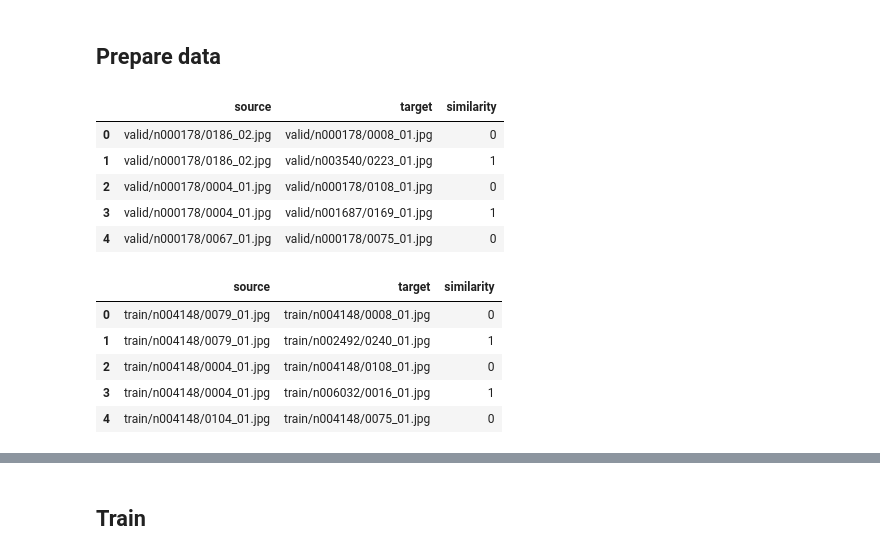
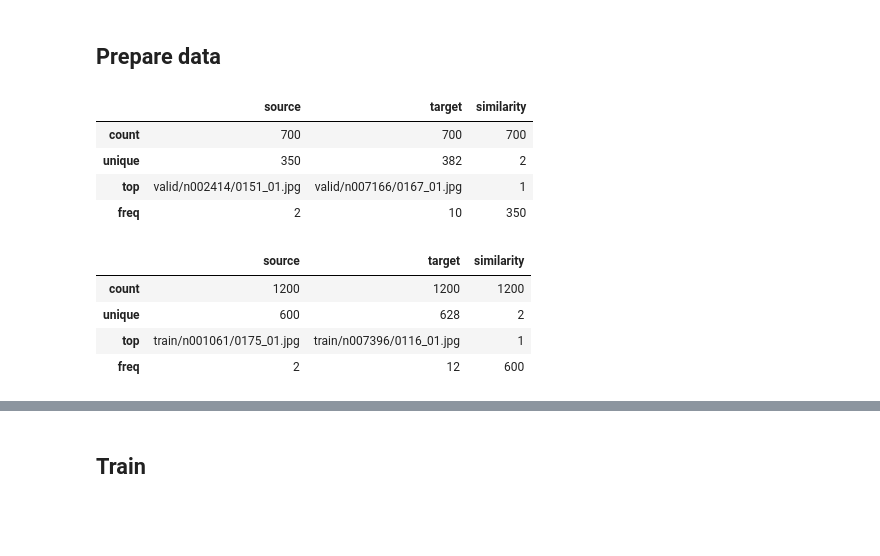
Before and after one commit to webdizz/upass.ai, a Jupyter notebook: twin-databunch.ipynb, the cells around one changed output, grey strips where cells are left out. Drawn from its saved outputs; the diff is of its cells as text; code cells hidden in the pictures; blank space fills up the shorter version.

Commit message:
Add the latest training snapshot

```diff
--- a/twin-databunch.ipynb
+++ b/twin-databunch.ipynb
@@ -15,26 +15,24 @@ fastai.__version__
 # %%
 vggface2_light_url = '../data/vggface2/vggface2-light'
 # %%
-faces_valid_df = compile_faces_dataset(vggface2_light_url, qty=300)
-faces_valid_df.head()
+faces_valid_df = compile_faces_dataset(vggface2_light_url, qty=-1)
+faces_valid_df.describe()
 # %% [output]
 |  | source | target | similarity |
-| 0 | valid/n000178/0186_02.jpg | valid/n000178/0008_01.jpg | 0 |
-| 1 | valid/n000178/0186_02.jpg | valid/n003540/0223_01.jpg | 1 |
-| 2 | valid/n000178/0004_01.jpg | valid/n000178/0108_01.jpg | 0 |
-| 3 | valid/n000178/0004_01.jpg | valid/n001687/0169_01.jpg | 1 |
-| 4 | valid/n000178/0067_01.jpg | valid/n000178/0075_01.jpg | 0 |
+| count | 700 | 700 | 700 |
+| unique | 350 | 382 | 2 |
+| top | valid/n002414/0151_01.jpg | valid/n007166/0167_01.jpg | 1 |
+| freq | 2 | 10 | 350 |
 # %%
 faces_train_df = compile_faces_dataset(
-    vggface2_light_url, folder='train', qty=500)
-faces_train_df.head()
+    vggface2_light_url, folder='train', qty=-1)
+faces_train_df.describe()
 # %% [output]
 |  | source | target | similarity |
-| 0 | train/n004148/0079_01.jpg | train/n004148/0008_01.jpg | 0 |
-| 1 | train/n004148/0079_01.jpg | train/n002492/0240_01.jpg | 1 |
-| 2 | train/n004148/0004_01.jpg | train/n004148/0108_01.jpg | 0 |
-| 3 | train/n004148/0004_01.jpg | train/n006032/0016_01.jpg | 1 |
-| 4 | train/n004148/0104_01.jpg | train/n004148/0075_01.jpg | 0 |
+| count | 1200 | 1200 | 1200 |
+| unique | 600 | 628 | 2 |
+| top | train/n001061/0175_01.jpg | train/n007396/0116_01.jpg | 1 |
+| freq | 2 | 12 | 600 |
 # %%
 faces_df = pd.concat([faces_valid_df, faces_train_df])
 faces_df.describe()
```
Also changed, not shown: parts of 8 cells of this notebook.
